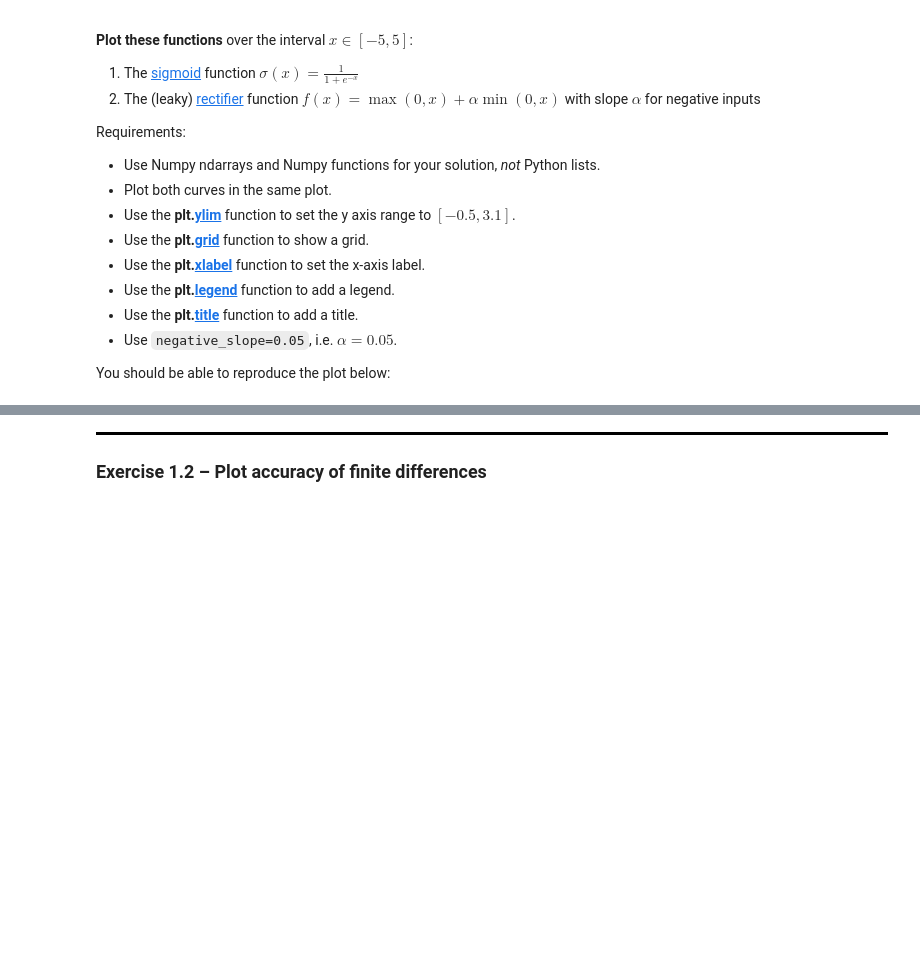
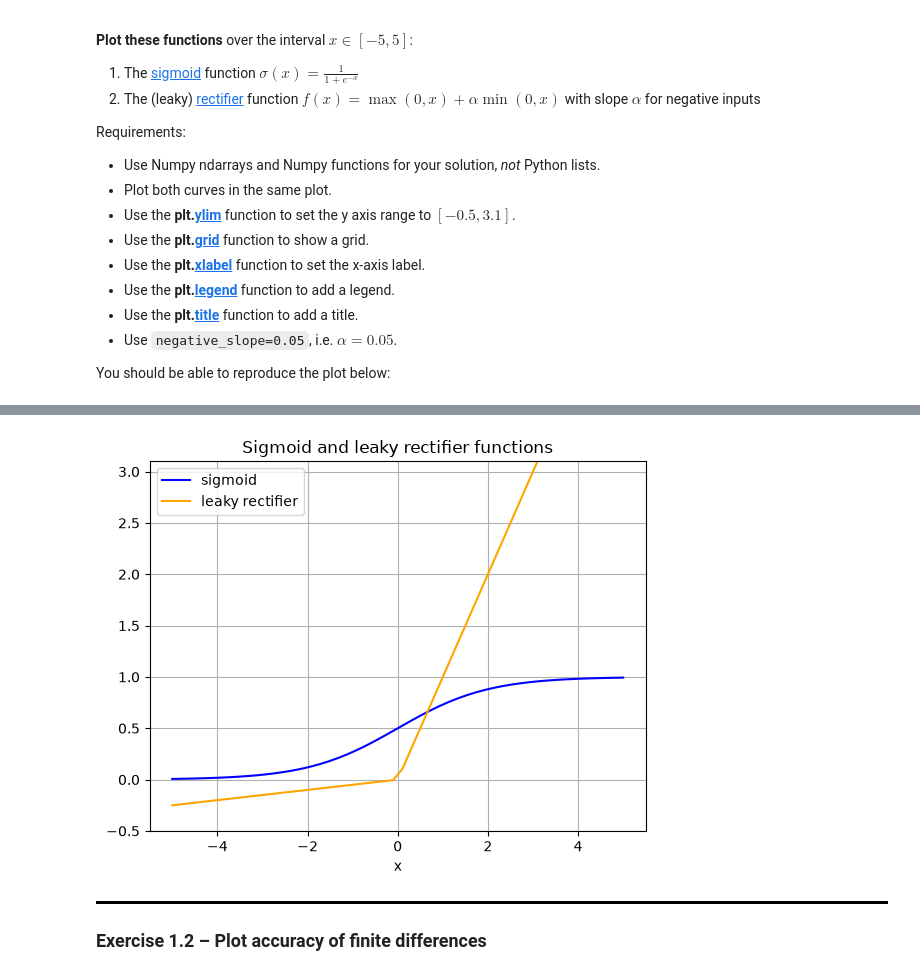
Before and after one commit to laurent-lao/COMP-432-Assignments, a Jupyter notebook: Assignment2/assignment02_student.ipynb, the cells around one changed output, grey strips where cells are left out. Drawn from its saved outputs; the diff is of its cells as text; code cells hidden in the pictures; blank space fills up the shorter version.

```diff
--- a/Assignment2/assignment02_student.ipynb
+++ b/Assignment2/assignment02_student.ipynb
@@ -45,13 +45,25 @@ You should be able to reproduce the plot below:
 ![image.png](embedded-picture-1)
 # %%
 def sigmoid(x):
-    return 1/(1 - np.exp(-x)
+    # Your code here. Aim for 1-2 lines.
+    return 1/(1 + np.exp(-x))
 
 def leaky_relu(x, negative_slope=0.05):
-    return np.maximum(0, x) - (negative_slope)*np.minimum(0, x)
-
+    # Your code here. Aim for 1-2 lines.
+    return np.maximum(0, x) + (negative_slope)*np.minimum(0, x)
 
 # Your code here. Aim for 8-10 lines.
+x = np.linspace(-5, 5)
+plt.plot(x, sigmoid(x), label='sigmoid', color='blue')
+plt.plot(x, leaky_relu(x), label='leaky rectifier', color='orange')
+plt.ylim(-0.5, 3.1)
+plt.grid()
+plt.xlabel("x")
+plt.legend()
+plt.title("Sigmoid and leaky rectifier functions")
+plt.show()
+# %% [output]
+[figure, added]
 # %% [markdown]
 <div style="border-bottom: 3px solid black;"></div>
 
```
Also changed, not shown: parts of 6 cells of this notebook.
